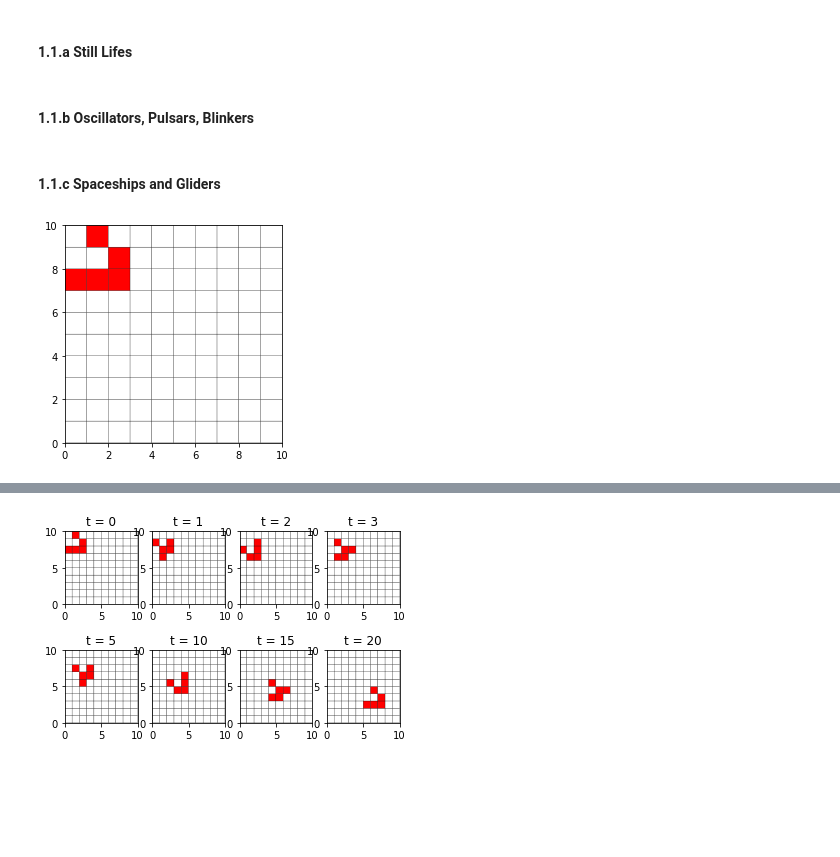
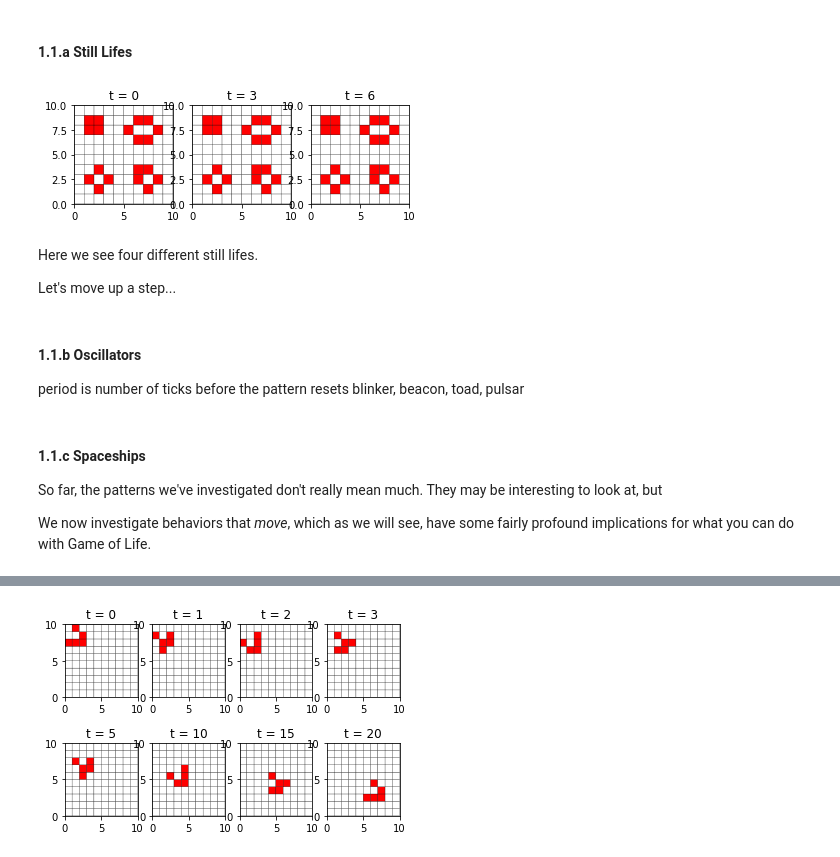
Before and after one commit to bglowniak/GameOfLifeTutorial, a Jupyter notebook: notebooks/part4--patterns.ipynb, the cells around one changed output, grey strips where cells are left out. Drawn from its saved outputs; the diff is of its cells as text; code cells hidden in the pictures; blank space fills up the shorter version.

```diff
--- a/notebooks/part4--patterns.ipynb
+++ b/notebooks/part4--patterns.ipynb
@@ -20,21 +25,29 @@ from conway_patterns import plot_world, timeseries
 # %% [markdown]
 #### 1.1.a Still Lifes
-# %% [markdown]
-#### 1.1.b Oscillators, Pulsars, Blinkers
-# %% [markdown]
-#### 1.1.c Spaceships and Gliders
-# %%
-def init_glider_world():
-    world = np.zeros((10, 10), dtype=int)
-    # hardcode glider pattern
-    world[9,1] = ALIVE
-    world[8,2] = ALIVE
-    world[7,0] = ALIVE
-    world[7,1] = ALIVE
-    world[7,2] = ALIVE
-    return world
-
-world = init_glider_world()
-plot_world(world)
-# %% [output]
-[figure, removed]
+# %%
+from pattern_worlds import init_fixed_world
+
+def plot_fixed_series():
+    world = init_fixed_world()
+    series = timeseries(world, 8)
+
+    for i in range(0, 3):
+        plt.subplot(1, 3, i + 1)
+        plt.pcolor(series[i * 3], cmap=cmap, edgecolor="black")
+        plt.axis('square')
+        plt.title("t = " + str(i * 3))
+
+    plt.show()
+
+plot_fixed_series()
+# %% [output]
+[figure, added]
+# %% [markdown]
+Here we see four different still lifes.
+
+Let's move up a step...
+# %% [markdown]
+#### 1.1.b Oscillators
+
+period is number of ticks before the pattern resets
+blinker, beacon, toad, pulsar
@@ -40,0 +68,8 @@ plot_world(world)
+# %% [markdown]
+
+
+#### 1.1.c Spaceships
+
+So far, the patterns we've investigated don't really mean much. They may be interesting to look at, but
+
+We now investigate behaviors that *move*, which as we will see, have some fairly profound implications for what you can do with Game of Life.
```
Also changed, not shown: parts of 8 cells of this notebook, 4 other files.
